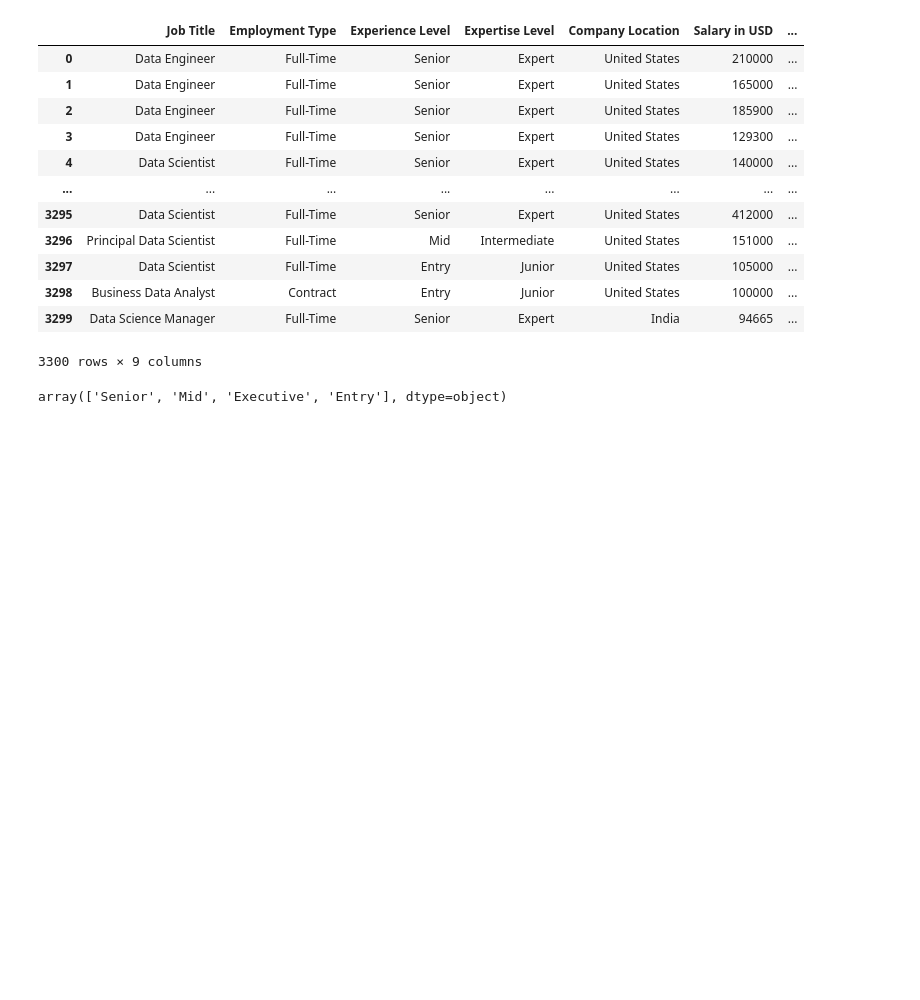
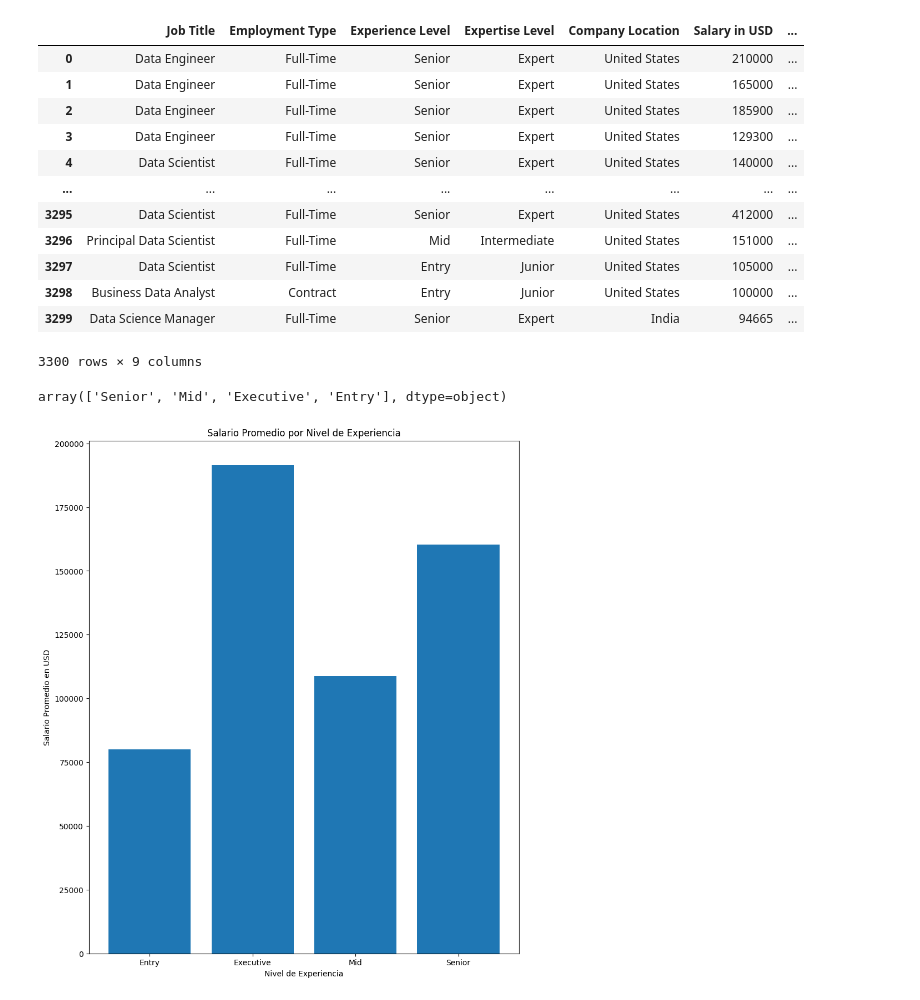
Before and after one commit to Valenfrc/salarios_data_science, a Jupyter notebook: src/explore.ipynb, the cells around one changed output. Saved outputs shown, nothing was run; the diff lists cells and outputs as text; code cells hidden in the pictures; blank space fills up the shorter version.

```diff
--- a/src/explore.ipynb
+++ b/src/explore.ipynb
@@ -61,3 +61,20 @@ df
 df['Experience Level'].unique()
 # %% [output]
 array(['Senior', 'Mid', 'Executive', 'Entry'], dtype=object)
+# %%
+import matplotlib.pyplot as plt
+
+agrupado = df.groupby('Experience Level')['Salary in USD'].mean().reset_index()
+valores_x = agrupado['Experience Level']
+valores_y = agrupado['Salary in USD']
+
+plt.figure(figsize=(10, 12))
+plt.bar(x=valores_x, height=valores_y)
+
+plt.xlabel('Nivel de Experiencia')
+plt.ylabel('Salario Promedio en USD')
+plt.title('Salario Promedio por Nivel de Experiencia')
+
+plt.show()
+# %% [output]
+[figure, added]
```
Also changed, not shown: parts of 2 cells of this notebook.
